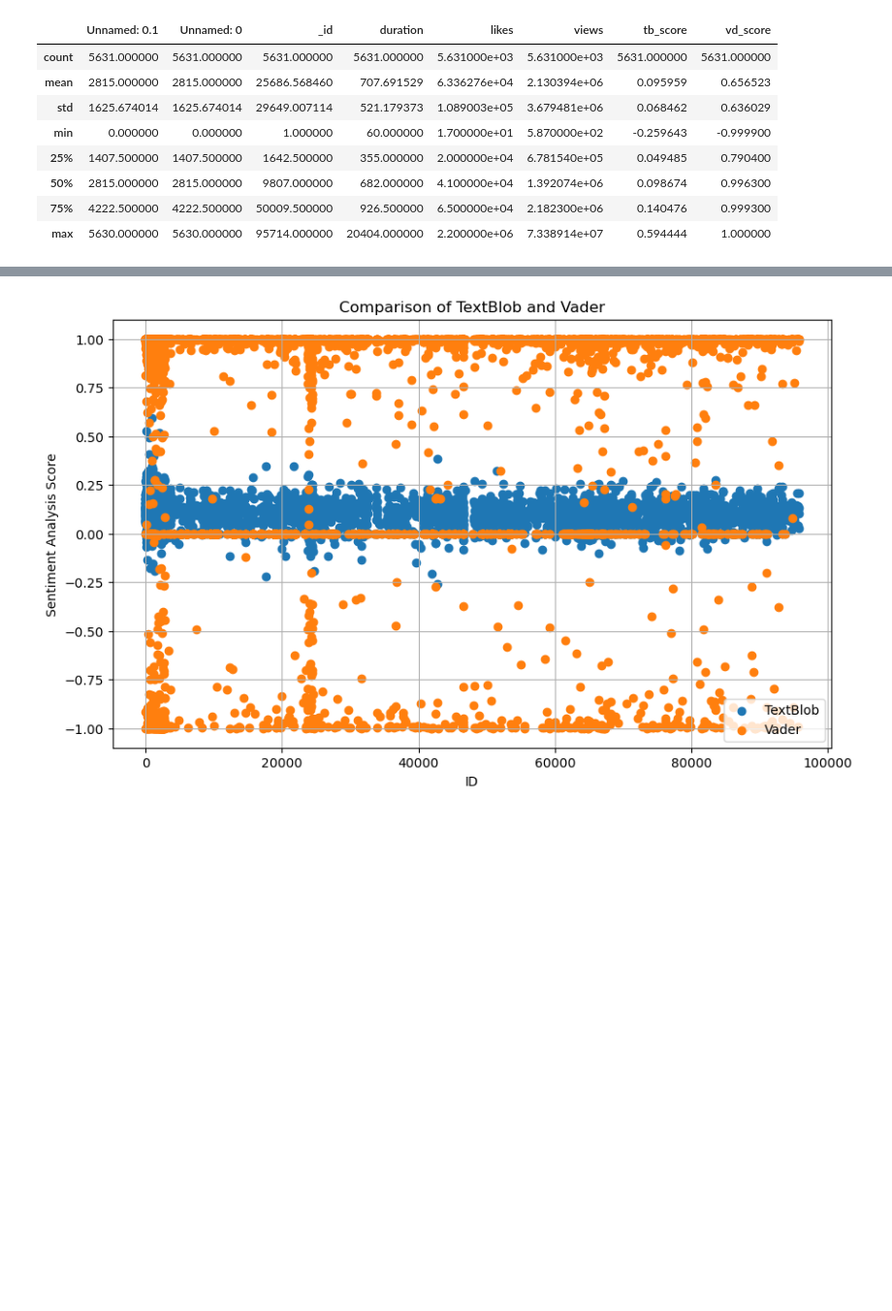
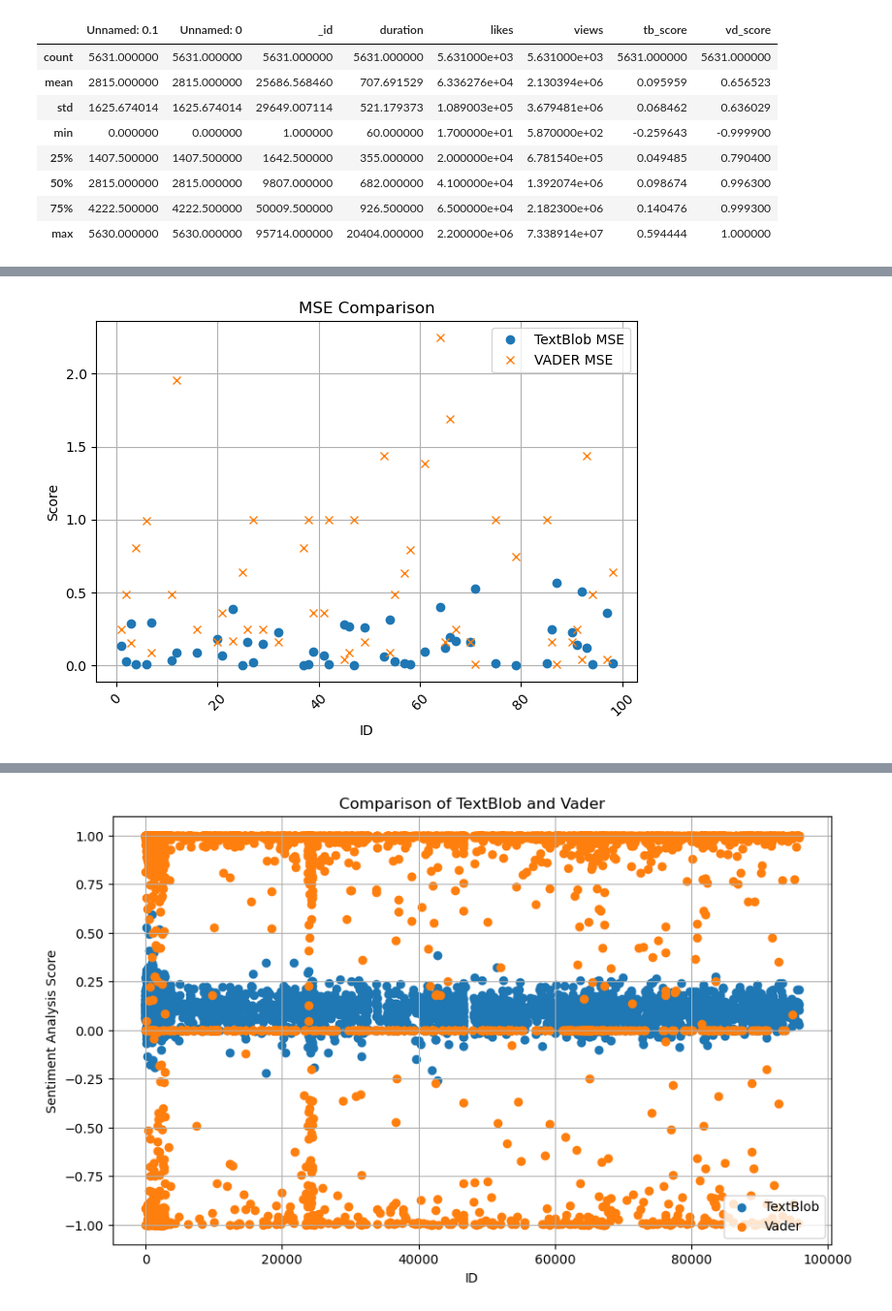
Before and after one commit to kwonionsoup/TedTalk-Popularity-Prediction, a Jupyter notebook: sa_analysis.ipynb, the cells around one changed output, grey strips where cells are left out. Shown at 97% size. Cells and saved outputs as stored; diff of their text form; code cells hidden in the pictures; blank space fills up the shorter version.

```diff
--- a/sa_analysis.ipynb
+++ b/sa_analysis.ipynb
@@ -25,0 +70,4 @@ data.describe()
+# %%
+df['tb_mse'] = (df['manual_score'] - df['tb_score']) ** 2
+df['vd_mse'] = (df['manual_score'] - df['vd_score']) ** 2
+df.head()
@@ -25,0 +81,18 @@ data.describe()
+# %%
+#plt.figure(figsize=(12, 8))
+
+plt.plot(df['_id'], df['tb_mse'], marker='o', linestyle='', label='TextBlob MSE')
+plt.plot(df['_id'], df['vd_mse'], marker='x', linestyle='', label='VADER MSE')
+#plt.plot(df['_id'], df['manual_score'], marker='s', linestyle='', label='manual_score')
+
+plt.title('MSE Comparison')
+plt.xlabel('ID')
+plt.ylabel('Score')
+plt.xticks(rotation=45)
+plt.grid(True)
+plt.legend()
+plt.tight_layout()
+
+plt.show()
+# %% [output]
+[figure, added]
```
Also changed, not shown: parts of 8 cells of this notebook.
